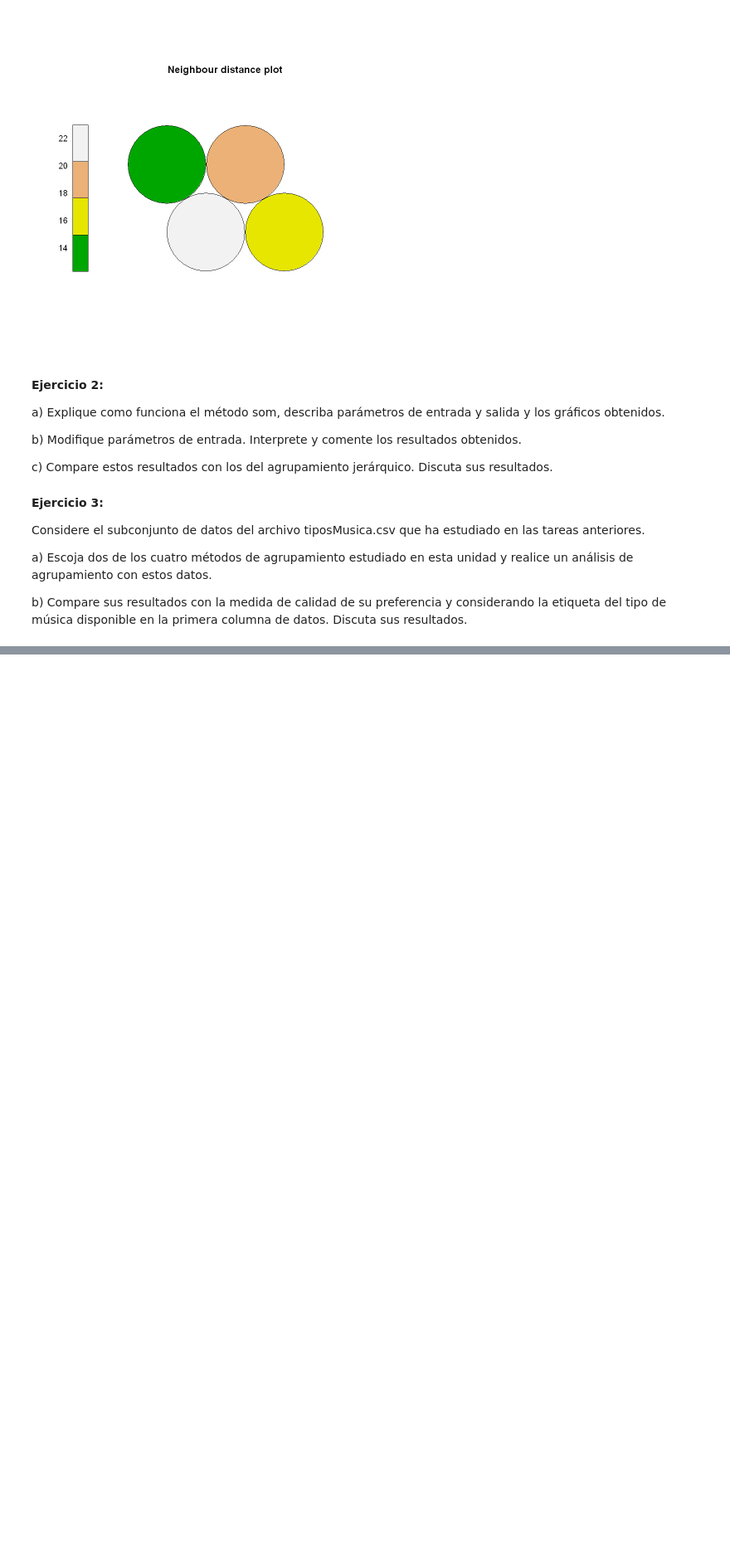
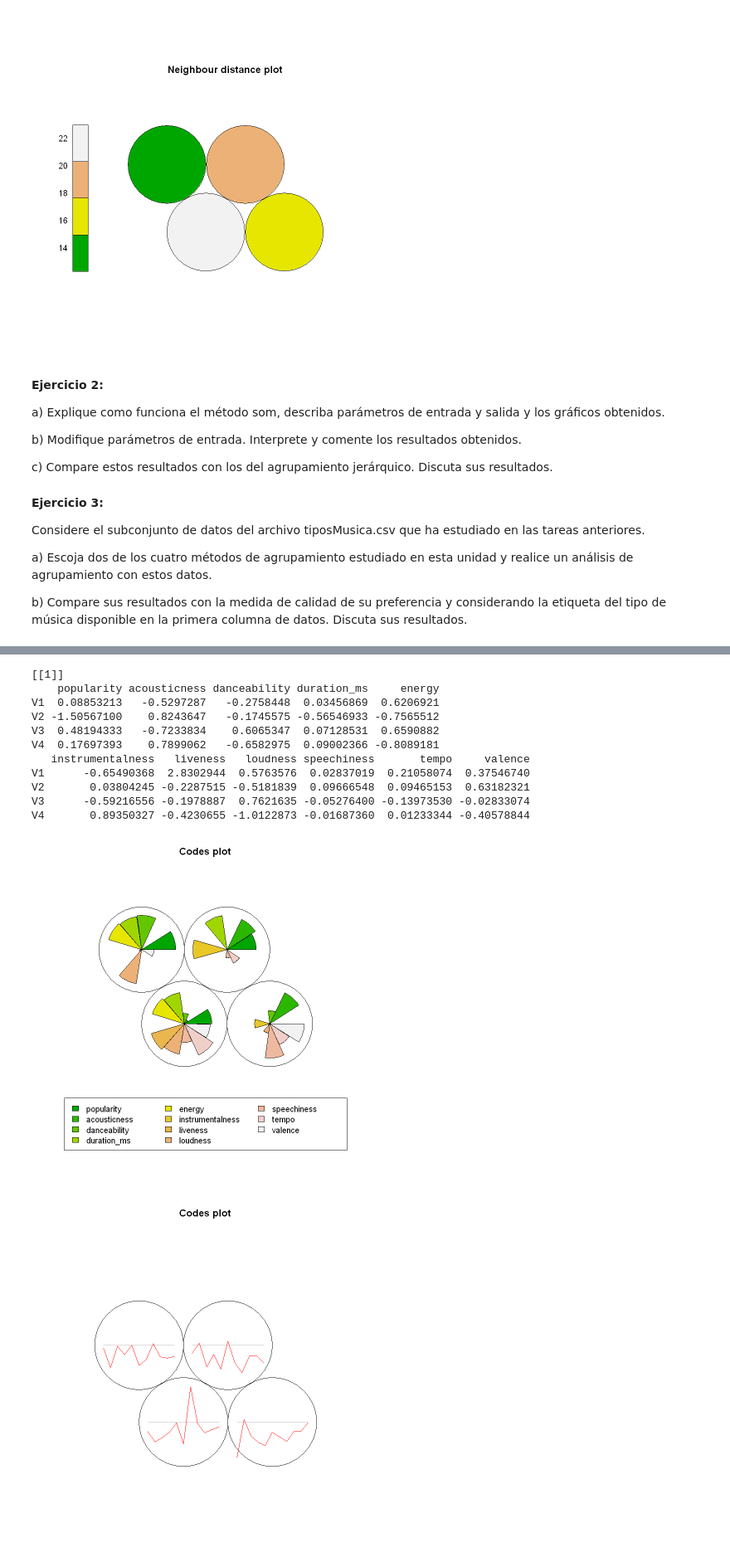
Before and after one commit to jorge-25/PCA, a Jupyter notebook: Clustering/Clustering_Notebook3.ipynb, the cells around one changed output, grey strips where cells are left out. Shown at 83% size. Saved outputs shown, nothing was run; the diff lists cells and outputs as text; code cells hidden in the pictures; blank space fills up the shorter version.

```diff
--- a/Clustering/Clustering_Notebook3.ipynb
+++ b/Clustering/Clustering_Notebook3.ipynb
@@ -242,0 +218,36 @@ b) Compare sus resultados con la medida de calidad de su preferencia y considera
+# %%
+# Convertir el resto de los datos a un marco de datos
+#dataMusic <- as.data.frame(dataMusic)
+# Normalizar los datos
+# Crear un mapa auto-organizado (SOM) con una cuadrícula de 2x2
+sommap <- som(scale(dataMusic), rlen=1000, grid = somgrid(2, 2, "hexagonal"))
+# Imprimir los códigos de los nodos
+print(sommap$codes)
+# Graficar el mapa SOM con diferentes representaciones
+plot(sommap, codeRendering="segments")
+plot(sommap, codeRendering="lines")
+plot(sommap, codeRendering="stars")
+# Definir una función de colores personalizada
+colors <- function(n, alpha = 1) {
+    rev(heat.colors(n, alpha))
+}
+# Graficar el mapa SOM con un tipo de conteo y una paleta de colores personalizada
+plot(sommap, type = "counts", palette.name = colors, heatkey = TRUE)
+# Graficar el mapa SOM con un tipo de mapeo y símbolos personalizados
+plot(sommap, type = "mapping", pchs = 20, main = "Mapping Type SOM")
+# Graficar el mapa SOM con un tipo de distancia entre vecinos y una paleta de colores personalizada
+plot(sommap, type = "dist.neighbours", palette.name = terrain.colors)
+# %% [output]
+[[1]]
+    popularity acousticness danceability duration_ms     energy
+V1  0.08853213   -0.5297287   -0.2758448  0.03456869  0.6206921
+V2 -1.50567100    0.8243647   -0.1745575 -0.56546933 -0.7565512
+V3  0.48194333   -0.7233834    0.6065347  0.07128531  0.6590882
+V4  0.17697393    0.7899062   -0.6582975  0.09002366 -0.8089181
+   instrumentalness   liveness   loudness speechiness       tempo     valence
+V1      -0.65490368  2.8302944  0.5763576  0.02837019  0.21058074  0.37546740
+V2       0.03804245 -0.2287515 -0.5181839  0.09666548  0.09465153  0.63182321
+V3      -0.59216556 -0.1978887  0.7621635 -0.05276400 -0.13973530 -0.02833074
+V4       0.89350327 -0.4230655 -1.0122873 -0.01687360  0.01233344 -0.40578844
+[figure, added]
+[figure, added]
```
Also changed, not shown: parts of 6 cells of this notebook.
